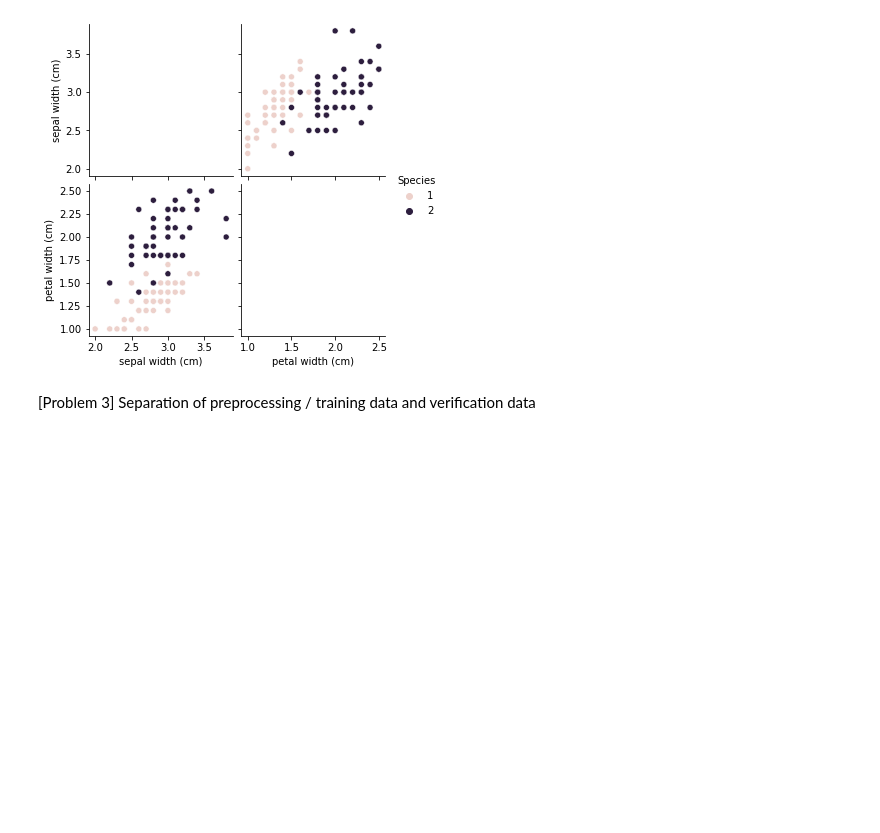
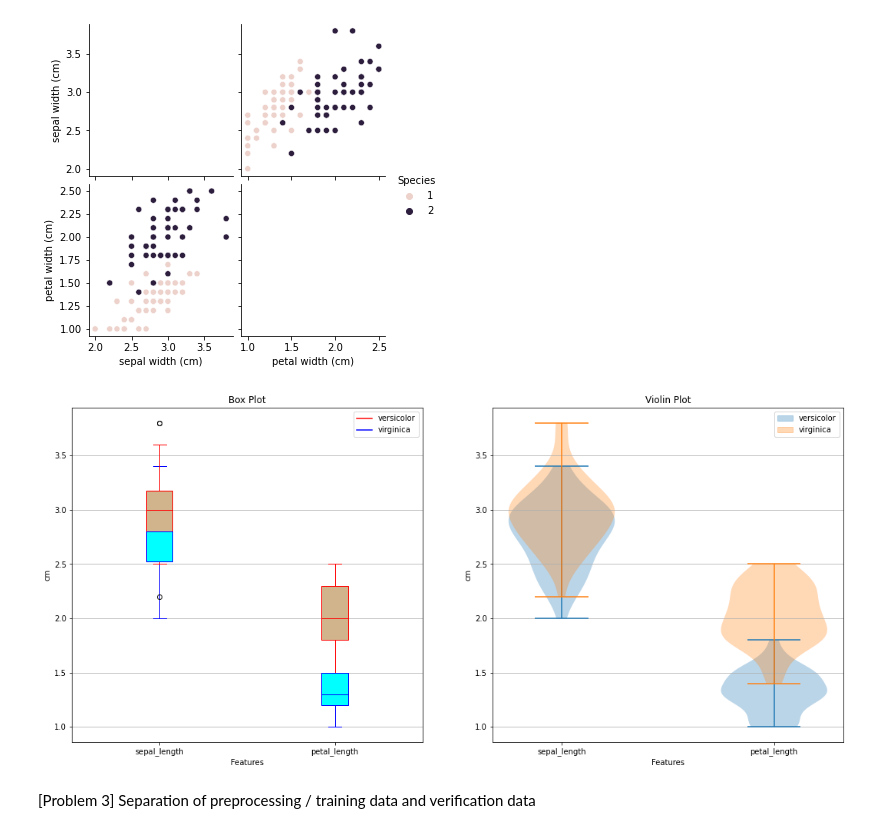
Before and after one commit to NaraaBold/DiverNaraa, a Jupyter notebook: binary_classification_of_iris.ipynb, the cells around one changed output. Saved outputs shown, nothing was run; the diff lists cells and outputs as text; code cells hidden in the pictures; blank space fills up the shorter version.

```diff
--- a/binary_classification_of_iris.ipynb
+++ b/binary_classification_of_iris.ipynb
@@ -41,6 +41,65 @@ sns.pairplot(data_bc, hue="Species", diag_kind="scatter")
 # %% [output]
 <seaborn.axisgrid.PairGrid at 0x...>
 [figure]
+# %%
+# box plot and violin plot
+import matplotlib.patches as mpatches
+import matplotlib.pyplot as plt
+
+legend1 = []
+labels = list(data.target_names)
+
+def box_plot(ax, data, edge_color, fill_color):
+    bp = ax.boxplot(data, patch_artist=True)
+
+    for element in ['boxes', 'whiskers', 'fliers', 'means', 'medians', 'caps']:
+        plt.setp(bp[element], color=edge_color)
+
+    for patch in bp['boxes']:
+        patch.set(facecolor=fill_color)
+
+    return bp
+
+legends = []
+
+def violin_plot(ax, data, label):
+    bp = ax.violinplot(data)
+
+    color = bp["bodies"][0].get_facecolor().flatten()
+    legends.append((mpatches.Patch(color=color), label))
+
+    return bp
+
+data1  = [data_bc[data_bc['Species']==1].iloc[:, 0], data_bc[data_bc['Species']==1].iloc[:, 1]]
+data2  = [data_bc[data_bc['Species']==2].iloc[:, 0], data_bc[data_bc['Species']==2].iloc[:, 1]]
+
+fig1, axs = plt.subplots(nrows=1, ncols=2, figsize=(18, 8))
+axs[0].set_title('Box Plot')
+axs[1].set_title('Violin Plot')
+
+# draw box plot
+d1 = box_plot(axs[0], data1, 'blue', 'cyan')
+d2 = box_plot(axs[0], data2, 'red', 'tan')
+# draw violin plot
+d4 = violin_plot(axs[1], data1, labels[1])
+d5 = violin_plot(axs[1], data2, labels[2])
+
+for ax in axs:
+    ax.yaxis.grid(True)
+    ax.set_xticks([1,2],["sepal_length", "petal_length"])
+    ax.set_xlabel('Features')
+    ax.set_ylabel('cm')
+
+plt.setp(axs, xticks=[1,2],
+         xticklabels=["sepal_length", "petal_length"])
+
+axs[1].legend(*zip(*legends), loc=1)
+axs[0].plot([], c='red', label=labels[1])
+axs[0].plot([], c='blue', label=labels[2])
+axs[0].legend()
+plt.show()
+# %% [output]
+[figure, added]
 # %% [markdown]
 [Problem 3] Separation of preprocessing / training data and verification data
 # %%
```
